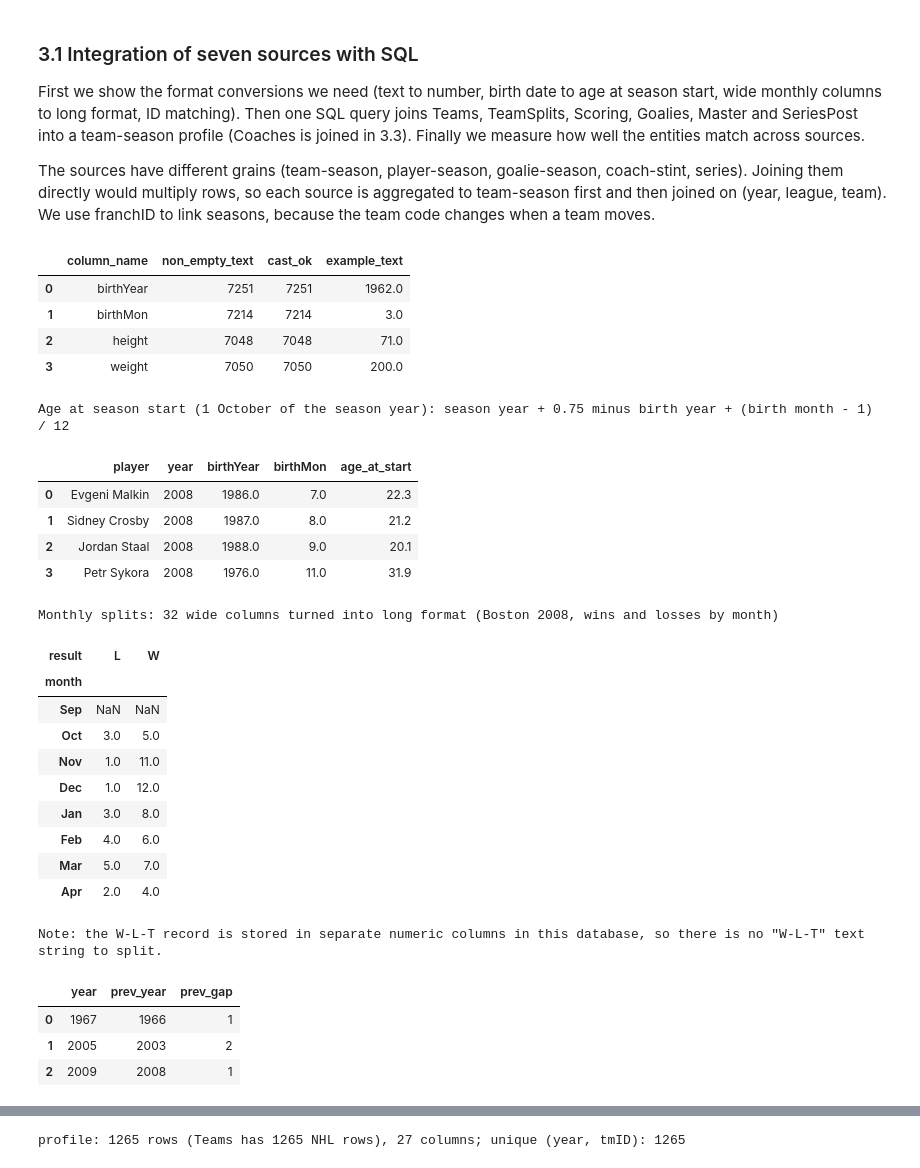
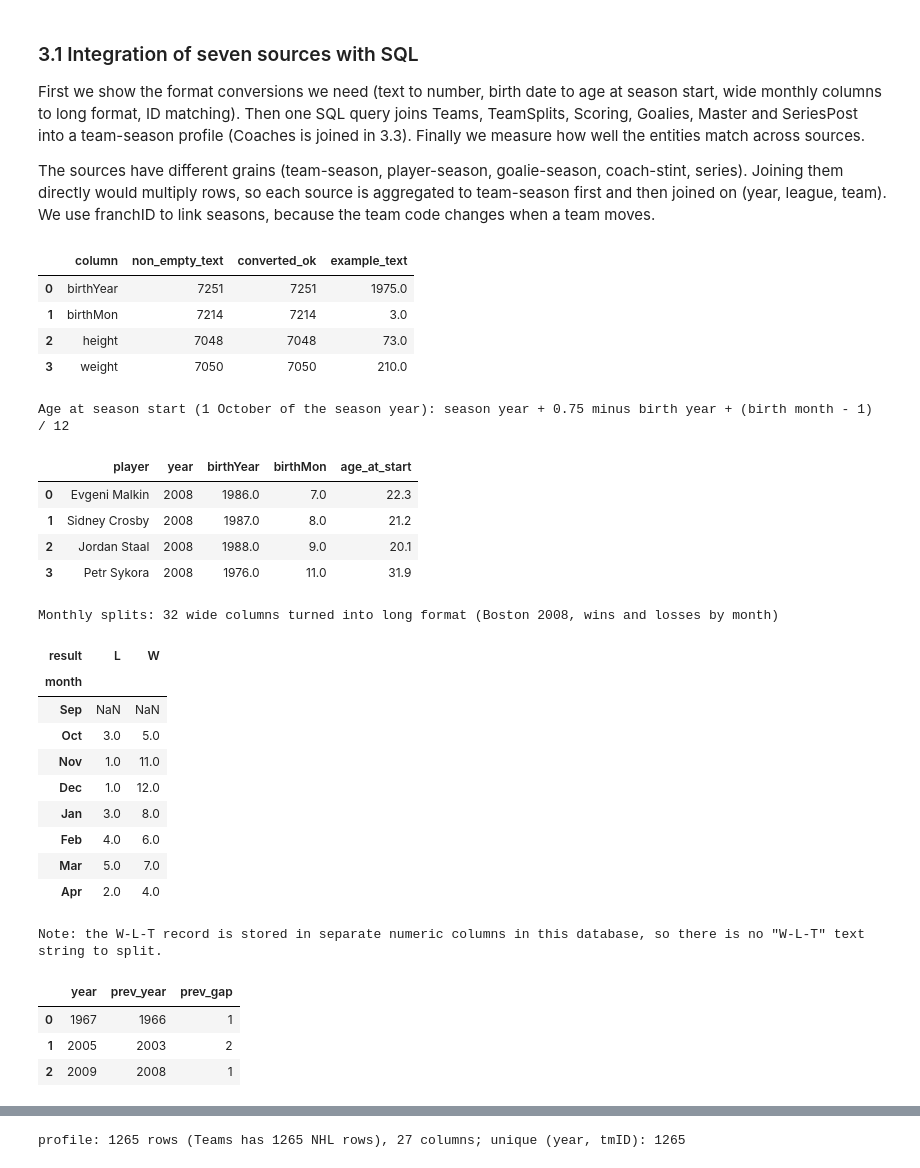
Before and after one commit to AmirMasnavi/hockey-season-prediction, a Jupyter notebook: notebooks/1_eda.ipynb, the cells around one changed output, grey strips where cells are left out. Saved outputs shown, nothing was run; the diff lists cells and outputs as text; code cells hidden in the pictures.

```diff
--- a/notebooks/1_eda.ipynb
+++ b/notebooks/1_eda.ipynb
@@ -1006,43 +1007,51 @@ First we show the format conversions we need (text to number, birth date to age
 
 The sources have different grains (team-season, player-season, goalie-season, coach-stint, series). Joining them directly would multiply rows, so each source is aggregated to team-season first and then joined on (year, league, team). We use franchID to link seasons, because the team code changes when a team moves.
 # %%
-# Format conversions in Master: which text values convert to numbers
-master_csv = (ROOT / 'hockey_development_data' / 'Master.csv').as_posix()
-parts = [f"""SELECT '{c}' AS column_name, count({c}) AS non_empty_text, count(TRY_CAST(TRY_CAST({c} AS DOUBLE) AS INTEGER)) AS cast_ok,
-             any_value({c}) AS example_text FROM raw""" for c in ['birthYear', 'birthMon', 'height', 'weight']]
-display(con.execute(f"WITH raw AS (SELECT * FROM read_csv('{master_csv}', all_varchar = true)) " + ' UNION ALL '.join(parts)).df())
+# Format conversions in Master: read the columns as text, then check which values convert to numbers
+master_text = pd.read_csv(ROOT / 'hockey_development_data' / 'Master.csv', dtype=str)
+rows = []
+for c in ['birthYear', 'birthMon', 'height', 'weight']:
+    text = master_text[c].dropna()
+    numbers = pd.to_numeric(text, errors='coerce')   # NaN if a value cannot be converted
+    rows.append({'column': c, 'non_empty_text': len(text), 'converted_ok': int(numbers.notna().sum()), 'example_text': text.iloc[0]})
+display(pd.DataFrame(rows))
 
 # Age at season start (1 October)
 print('Age at season start (1 October of the season year): season year + 0.75 minus birth year + (birth month - 1) / 12')
 display(con.execute("""
 SELECT m.firstName || ' ' || m.lastName AS player, s.year, m.birthYear, m.birthMon,
        round(s.year + 0.75 - (m.birthYear + (coalesce(m.birthMon, 6.5) - 1) / 12), 1) AS age_at_start
 FROM Scoring s JOIN Master m ON s.playerID = m.playerID
 WHERE s.lgID = 'NHL' AND s.year = 2008 AND s.tmID = 'PIT' ORDER BY s.Pts DESC LIMIT 4""").df())
 
 # TeamSplits: 32 monthly columns -> long format
 months = ['Sep', 'Oct', 'Nov', 'Dec', 'Jan', 'Feb', 'Mar', 'Apr']
 month_cols = [m + r for m in months for r in ['W', 'L', 'T', 'OL']]
-month_sel = ', '.join(f'TRY_CAST({c} AS DOUBLE) AS {c}' for c in month_cols)
-long = con.execute(f"""
-SELECT year, tmID, regexp_extract(col, '^[A-Z][a-z]+') AS month, regexp_extract(col, '[A-Z]+$') AS result, val
-FROM (UNPIVOT (SELECT year, tmID, {month_sel} FROM TeamSplits WHERE lgID = 'NHL' AND year = 2008 AND tmID = 'BOS')
-      ON {', '.join(month_cols)} INTO NAME col VALUE val)""").df()
+
+def to_long(splits):
+    # One row per team, month and result: 'FebW' -> month 'Feb', result 'W'
+    long = splits.melt(id_vars=['year', 'lgID', 'tmID'], value_vars=month_cols, var_name='column', value_name='val')
+    long['month'] = long['column'].str[:3]
+    long['result'] = long['column'].str[3:]
+    long['val'] = pd.to_numeric(long['val'], errors='coerce')   # SepT is empty in every row, so it is read as text
+    return long
+
+long = to_long(con.execute("SELECT * FROM TeamSplits WHERE lgID = 'NHL' AND year = 2008 AND tmID = 'BOS'").df())
 print('Monthly splits: 32 wide columns turned into long format (Boston 2008, wins and losses by month)')
 display(long[long['result'].isin(['W', 'L'])].pivot(index='month', columns='result', values='val').reindex(months))
 print('Note: the W-L-T record is stored in separate numeric columns in this database, so there is no "W-L-T" text string to split.')
 
 # Previous NHL season for every season (2005 -> 2003)
 con.execute("""CREATE OR REPLACE TABLE season_map AS
 SELECT year, lag(year) OVER (ORDER BY year) AS prev_year, year - lag(year) OVER (ORDER BY year) AS prev_gap
 FROM (SELECT DISTINCT year FROM Teams WHERE lgID = 'NHL')""")
 display(con.execute("SELECT * FROM season_map WHERE prev_gap > 1 OR year IN (1967, 2009)").df())
 # %% [output]
-|  | column_name | non_empty_text | cast_ok | example_text |
-| 0 | birthYear | 7251 | 7251 | 1962.0 |
+|  | column | non_empty_text | converted_ok | example_text |
+| 0 | birthYear | 7251 | 7251 | 1975.0 |
 | 1 | birthMon | 7214 | 7214 | 3.0 |
-| 2 | height | 7048 | 7048 | 71.0 |
-| 3 | weight | 7050 | 7050 | 200.0 |
+| 2 | height | 7048 | 7048 | 73.0 |
+| 3 | weight | 7050 | 7050 | 210.0 |
 Age at season start (1 October of the season year): season year + 0.75 minus birth year + (birth month - 1) / 12
 |  | player | year | birthYear | birthMon | age_at_start |
 | 0 | Evgeni Malkin | 2008 | 1986.0 | 7.0 | 22.3 |
```
Also changed, not shown: parts of 6 cells of this notebook.
